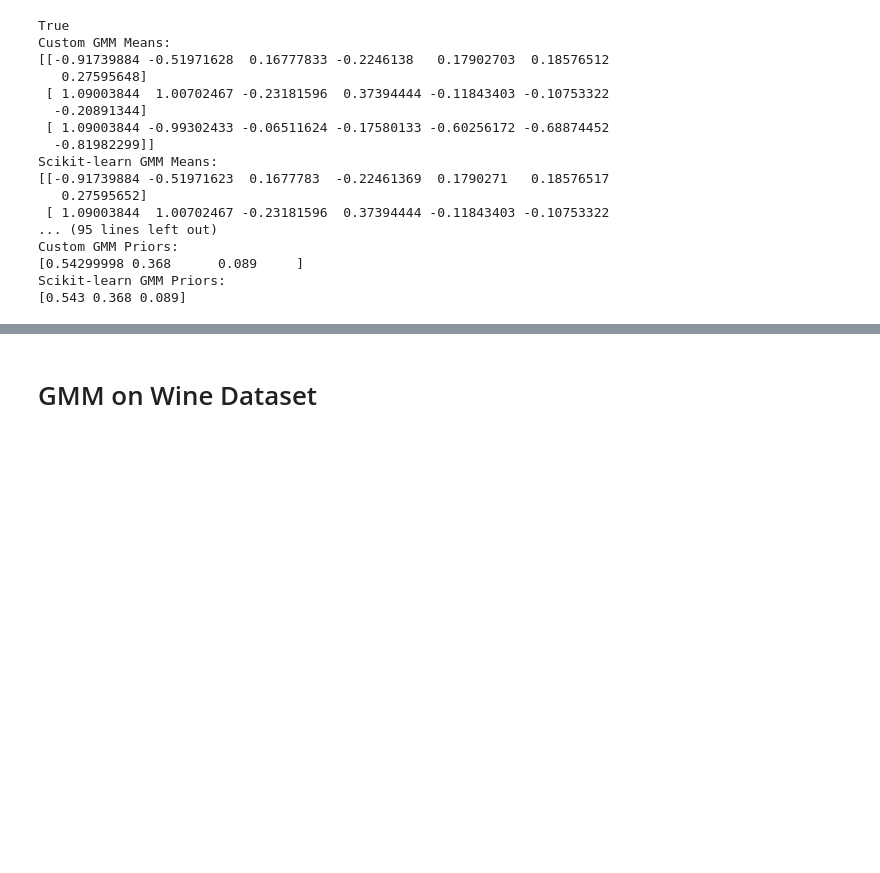
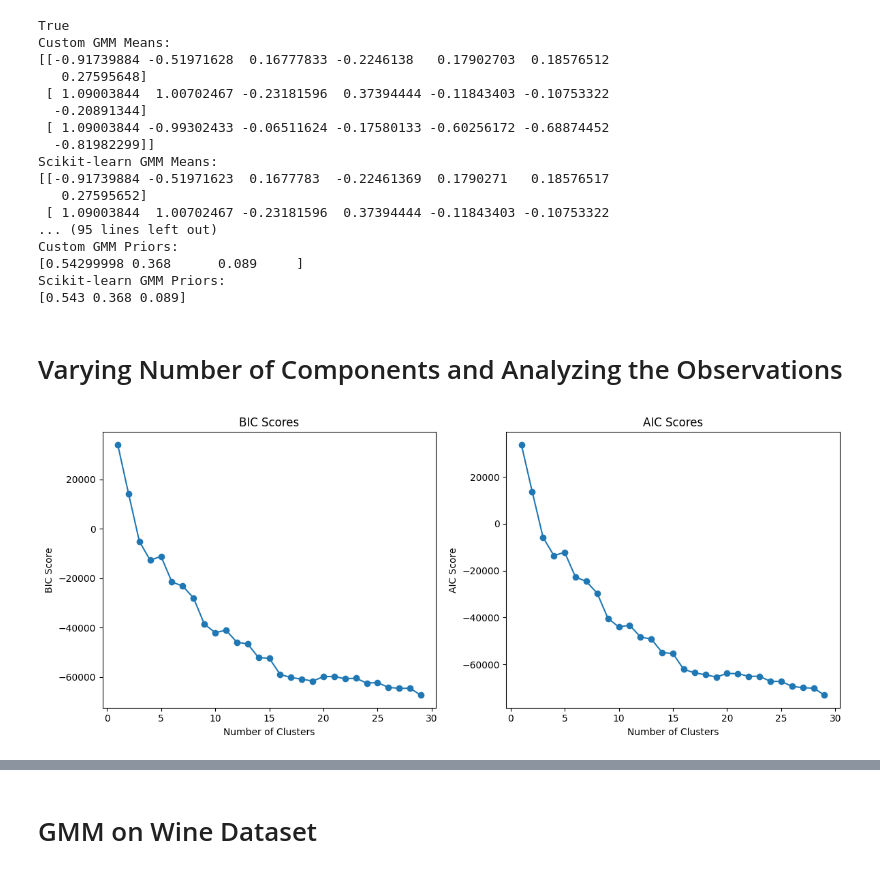
Before and after one commit to ROHIT32767/SMAI-A2, a Jupyter notebook: GMM.ipynb, the cells around one changed output, grey strips where cells are left out. Drawn from its saved outputs; the diff is of its cells as text; code cells hidden in the pictures; blank space fills up the shorter version.

```diff
--- a/GMM.ipynb
+++ b/GMM.ipynb
@@ -153,3 +155,39 @@ Custom GMM Priors:
 [0.54299998 0.368      0.089     ]
 Scikit-learn GMM Priors:
 [0.543 0.368 0.089]
+# %% [markdown]
+# Varying Number of Components and Analyzing the Observations
+# %%
+def calculate_aic_bic(data, n_clusters):
+    gmm = GMM(n_components=n_clusters)
+    gmm.fit(data)
+    log_likelihood = gmm.log_likelihood_trace[-1]
+    num_params = n_clusters * (data.shape[1] + 1) * (data.shape[1] + 2) / 2 - 1
+    return 2 * num_params - 2 * log_likelihood, np.log(data.shape[0]) * num_params - 2 * log_likelihood
+
+bic_scores = []
+aic_scores = []
+n_components_range = range(1, 30)  # Define the range of components
+
+for components in n_components_range:
+    aic, bic = calculate_aic_bic(customer_data, components)
+    bic_scores.append(bic)
+    aic_scores.append(aic)
+
+plt.figure(figsize=(12, 5))
+plt.subplot(1, 2, 1)
+plt.plot(n_components_range, bic_scores, marker='o')
+plt.title('BIC Scores')
+plt.xlabel('Number of Clusters')
+plt.ylabel('BIC Score')
+
+plt.subplot(1, 2, 2)
+plt.plot(n_components_range, aic_scores, marker='o')
+plt.title('AIC Scores')
+plt.xlabel('Number of Clusters')
+plt.ylabel('AIC Score')
+
+plt.tight_layout()
+plt.show()
+# %% [output]
+[figure, added]
```
Also changed, not shown: parts of 2 cells of this notebook, 1 other file.
